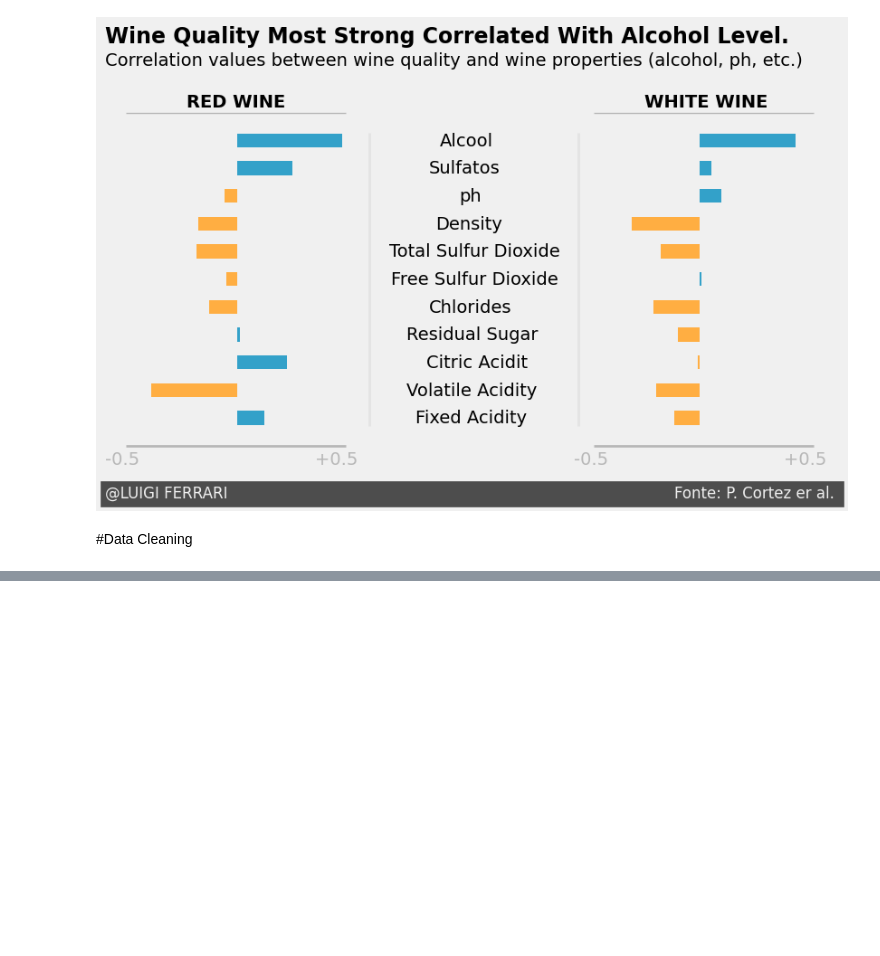
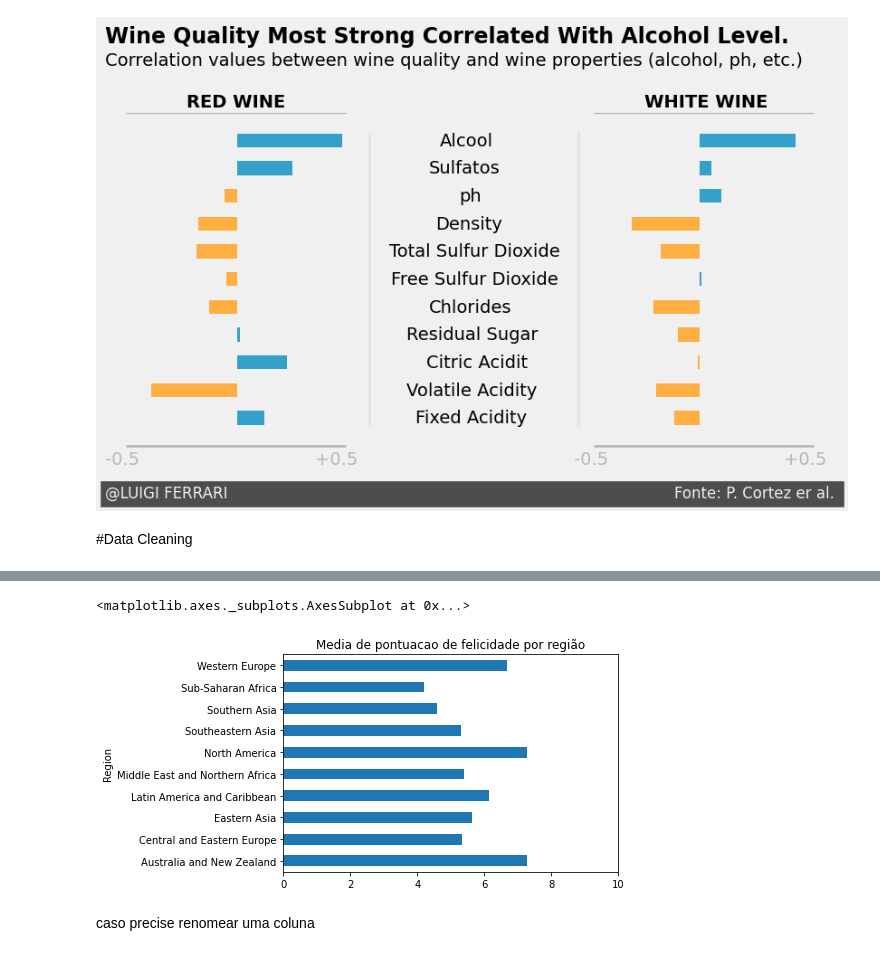
Before and after one commit to LuigiFerrari14/Curso-em-Video-Python---Guanabar-, a Jupyter notebook: Anotacoes.ipynb, the cells around one changed output, grey strips where cells are left out. Saved outputs shown, nothing was run; the diff lists cells and outputs as text; code cells hidden in the pictures; blank space fills up the shorter version.

```diff
--- a/Anotacoes.ipynb
+++ b/Anotacoes.ipynb
@@ -996,0 +1300,9 @@ plt.show()
+# %%
+import pandas as pd
+import numpy as np
+
+felicidade15 = pd.read_csv('/content/drive/MyDrive/Dados python/2015.csv')
+felicidade16 = pd.read_csv('/content/drive/MyDrive/Dados python/2016.csv')
+# %%
+felicidade15['Year'] = 2015
+felicidade16['Year'] = 2016
@@ -996,0 +1454,3 @@ plt.show()
+# %%
+media = felicidade15.pivot_table('Happiness Score', 'Region', aggfunc=np.mean)
+media
@@ -996,0 +1470,7 @@ plt.show()
+# %%
+media.plot(kind='barh', title='Media de pontuacao de felicidade por região', xlim=(0,10), legend=False)
+# %% [output]
+<matplotlib.axes._subplots.AxesSubplot at 0x...>
+[figure, added]
+# %% [markdown]
+caso precise renomear uma coluna
```
Also changed, not shown: parts of 88 cells of this notebook.
